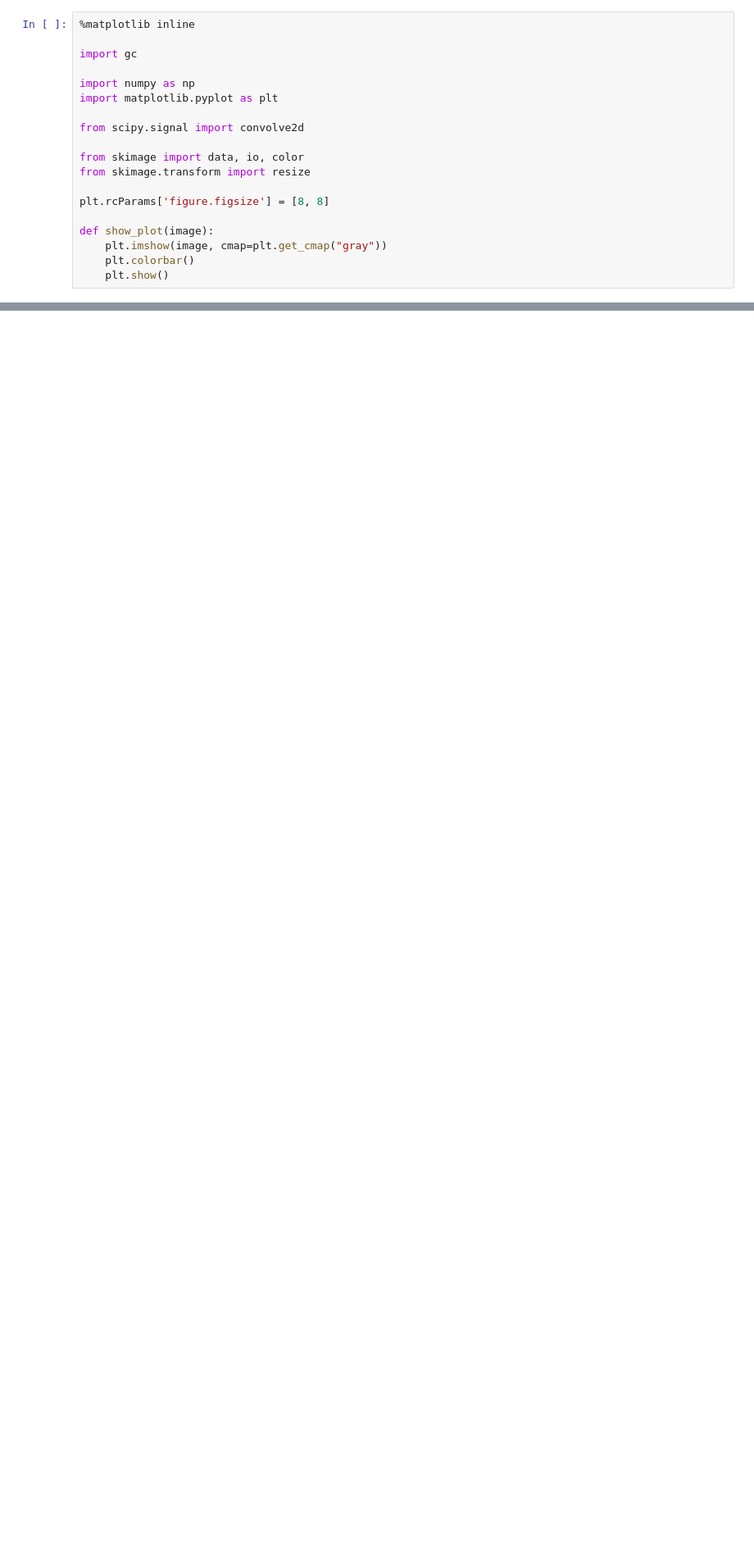
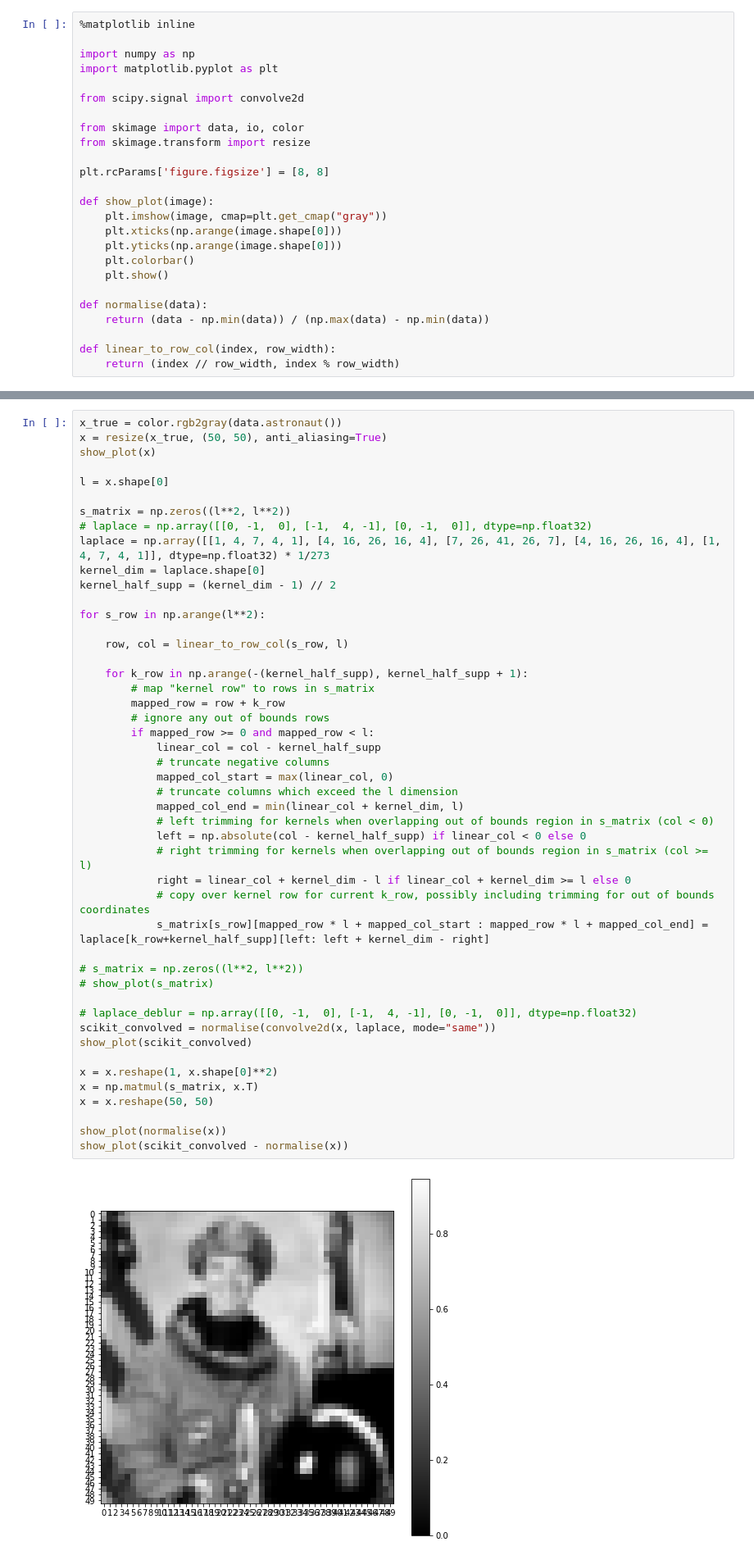
Before and after one commit to adamrcampbell/supy-res-imaging, a Jupyter notebook: notebooks/Matrix Playground.ipynb, the cells around one changed output, grey strips where cells are left out. Shown at 82% size. Saved outputs shown, nothing was run; the diff lists cells and outputs as text; blank space fills up the shorter version.

Commit message:
Seem to have convolution matrix function working...

```diff
--- a/notebooks/Matrix Playground.ipynb
+++ b/notebooks/Matrix Playground.ipynb
@@ -1,7 +1,5 @@
 # %%
 %matplotlib inline
-
-import gc
 
 import numpy as np
 import matplotlib.pyplot as plt
@@ -15,5 +13,13 @@ plt.rcParams['figure.figsize'] = [8, 8]
 
 def show_plot(image):
     plt.imshow(image, cmap=plt.get_cmap("gray"))
+    plt.xticks(np.arange(image.shape[0]))
+    plt.yticks(np.arange(image.shape[0]))
     plt.colorbar()
     plt.show()
+
+def normalise(data):
+    return (data - np.min(data)) / (np.max(data) - np.min(data))
+
+def linear_to_row_col(index, row_width):
+    return (index // row_width, index % row_width)
@@ -78,0 +88,49 @@ print("%f gigabytes approx" % (s_matrix.nbytes/(2**30)))
+# %%
+x_true = color.rgb2gray(data.astronaut())
+x = resize(x_true, (50, 50), anti_aliasing=True)
+show_plot(x)
+
+l = x.shape[0]
+
+s_matrix = np.zeros((l**2, l**2))
+# laplace = np.array([[0, -1,  0], [-1,  4, -1], [0, -1,  0]], dtype=np.float32)
+laplace = np.array([[1, 4, 7, 4, 1], [4, 16, 26, 16, 4], [7, 26, 41, 26, 7], [4, 16, 26, 16, 4], [1, 4, 7, 4, 1]], dtype=np.float32) * 1/273
+kernel_dim = laplace.shape[0]
+kernel_half_supp = (kernel_dim - 1) // 2
+
+for s_row in np.arange(l**2):
+
+    row, col = linear_to_row_col(s_row, l)
+
+    for k_row in np.arange(-(kernel_half_supp), kernel_half_supp + 1):
+        # map "kernel row" to rows in s_matrix
+        mapped_row = row + k_row
+        # ignore any out of bounds rows
+        if mapped_row >= 0 and mapped_row < l:
+            linear_col = col - kernel_half_supp
+            # truncate negative columns
+            mapped_col_start = max(linear_col, 0)
+            # truncate columns which exceed the l dimension
+            mapped_col_end = min(linear_col + kernel_dim, l)
+            # left trimming for kernels when overlapping out of bounds region in s_matrix (col < 0)
+            left = np.absolute(col - kernel_half_supp) if linear_col < 0 else 0
+            # right trimming for kernels when overlapping out of bounds region in s_matrix (col >= l)
+            right = linear_col + kernel_dim - l if linear_col + kernel_dim >= l else 0
+            # copy over kernel row for current k_row, possibly including trimming for out of bounds coordinates
+            s_matrix[s_row][mapped_row * l + mapped_col_start : mapped_row * l + mapped_col_end] = laplace[k_row+kernel_half_supp][left: left + kernel_dim - right]
+
+# s_matrix = np.zeros((l**2, l**2))
+# show_plot(s_matrix)
+
+# laplace_deblur = np.array([[0, -1,  0], [-1,  4, -1], [0, -1,  0]], dtype=np.float32)
+scikit_convolved = normalise(convolve2d(x, laplace, mode="same"))
+show_plot(scikit_convolved)
+
+x = x.reshape(1, x.shape[0]**2)
+x = np.matmul(s_matrix, x.T)
+x = x.reshape(50, 50)
+
+show_plot(normalise(x))
+show_plot(scikit_convolved - normalise(x))
+# %% [output]
+[figure, added]
```
Also changed, not shown: parts of 8 cells of this notebook, 3 other files.
